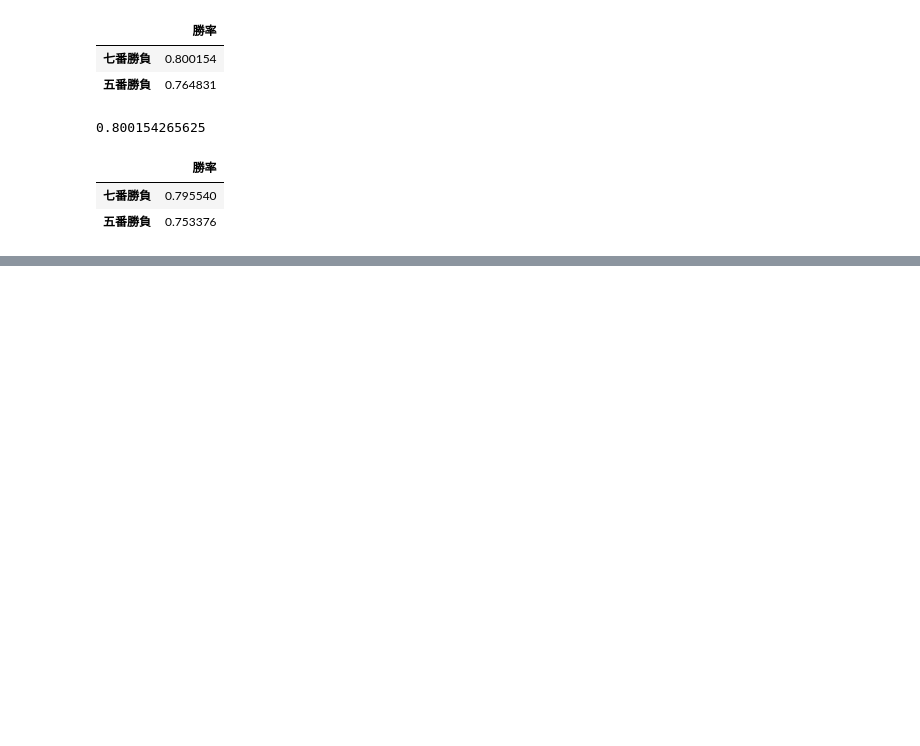
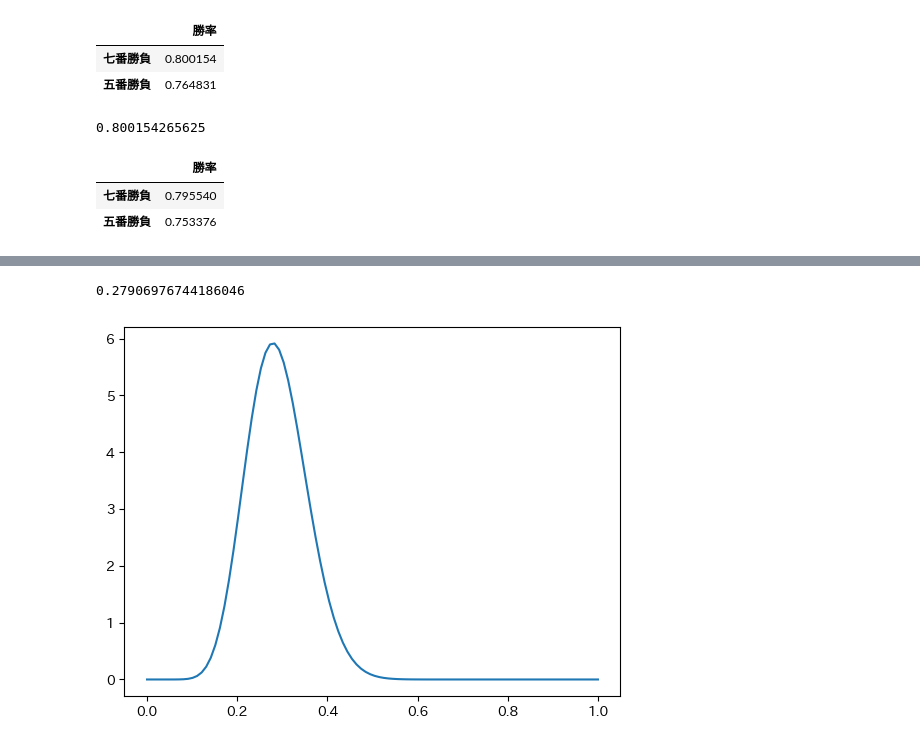
Before and after one commit to Takashi0326/math_algorithm, a Jupyter notebook: math3.ipynb, the cells around one changed output, grey strips where cells are left out. Cells and saved outputs as stored; diff of their text form; code cells hidden in the pictures; blank space fills up the shorter version.

```diff
--- a/math3.ipynb
+++ b/math3.ipynb
@@ -104,0 +128,10 @@ pd.DataFrame([[win7], [win5]], index=['七番勝負', '五番勝負'], columns=[
+# %%
+a = 7 + 6
+b = 28 + 4
+t = np.linspace(0, 1, 100)
+y = [beta_distribution(x, a, b) for x in t]
+plt.plot(t, y)
+print((a-1)/(a+b-2))
+# %% [output]
+0.27906976744186046
+[figure, added]
```
Also changed, not shown: parts of 5 cells of this notebook.
